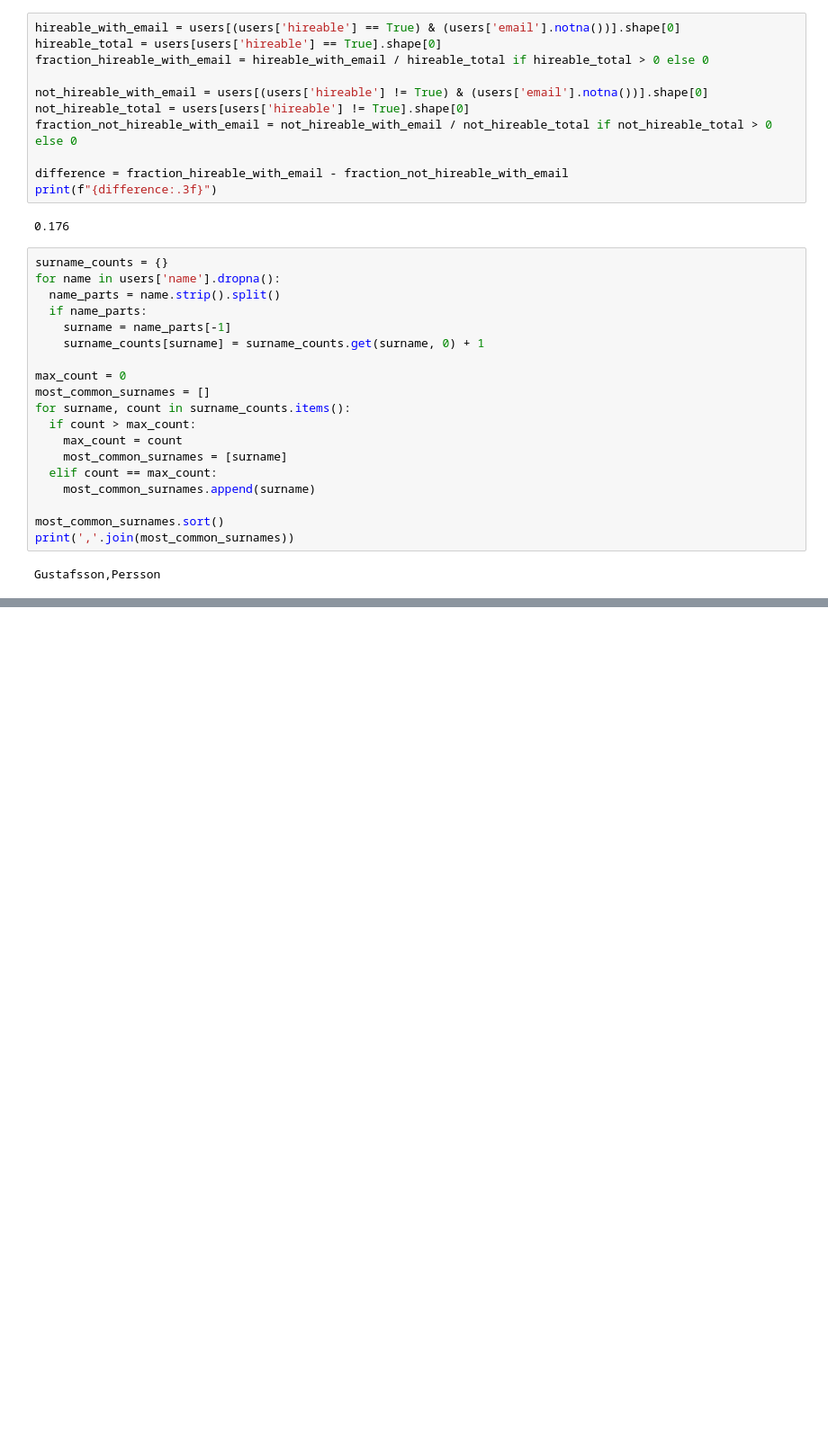
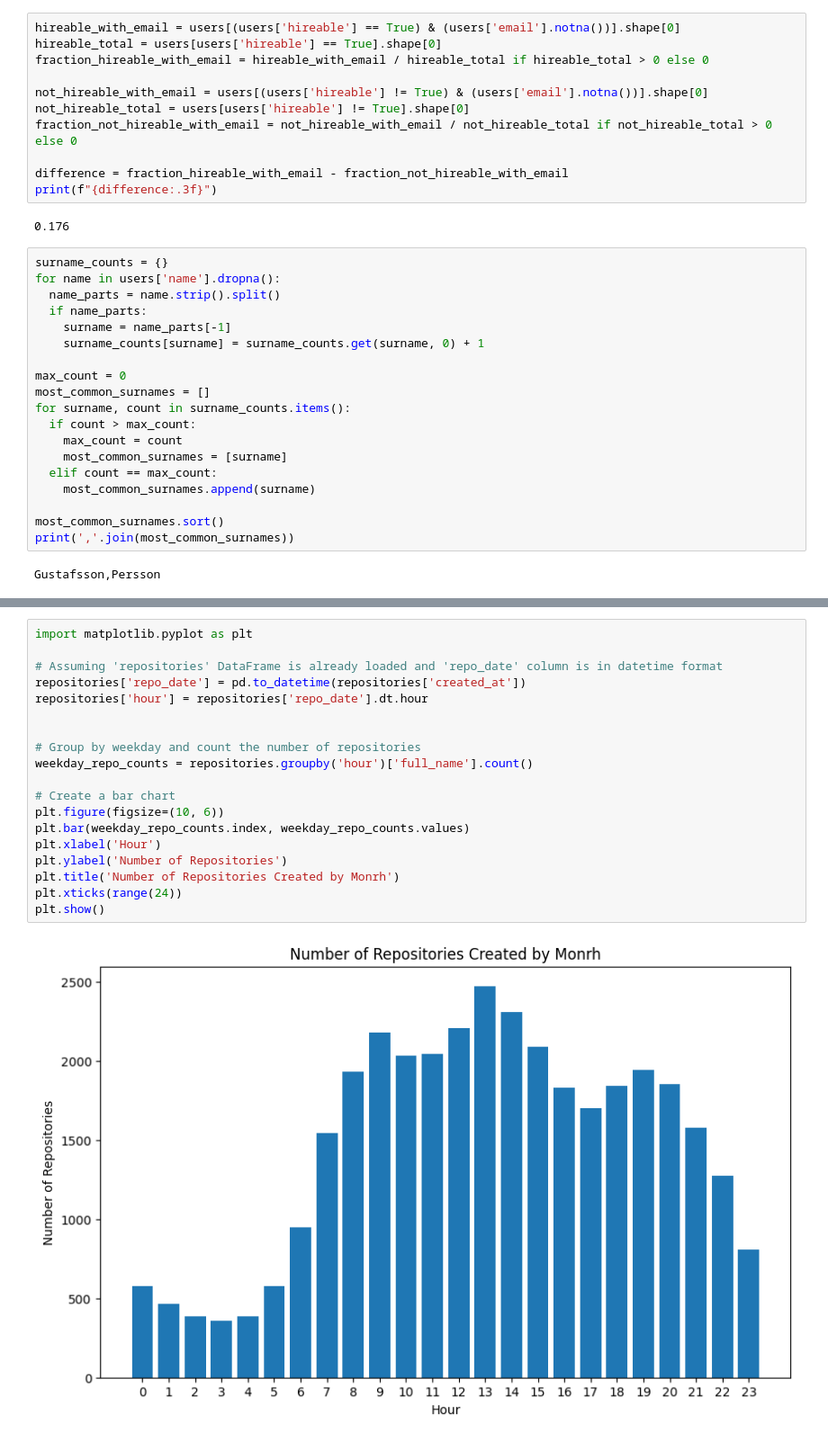
Before and after one commit to gyanesh-iitmiimb/TDSProject1, a Jupyter notebook: TDS_assignment.ipynb, the cells around one changed output, grey strips where cells are left out. Shown: that part at 90% size. Drawn from its saved outputs; the diff is of its cells as text; blank space fills up the shorter version.

```diff
--- a/TDS_assignment.ipynb
+++ b/TDS_assignment.ipynb
@@ -328,0 +389,21 @@ Gustafsson,Persson
+# %%
+import matplotlib.pyplot as plt
+
+# Assuming 'repositories' DataFrame is already loaded and 'repo_date' column is in datetime format
+repositories['repo_date'] = pd.to_datetime(repositories['created_at'])
+repositories['hour'] = repositories['repo_date'].dt.hour
+
+
+# Group by weekday and count the number of repositories
+weekday_repo_counts = repositories.groupby('hour')['full_name'].count()
+
+# Create a bar chart
+plt.figure(figsize=(10, 6))
+plt.bar(weekday_repo_counts.index, weekday_repo_counts.values)
+plt.xlabel('Hour')
+plt.ylabel('Number of Repositories')
+plt.title('Number of Repositories Created by Monrh')
+plt.xticks(range(24))
+plt.show()
+# %% [output]
+[figure, added]
```
Also changed, not shown: parts of 14 cells of this notebook.
